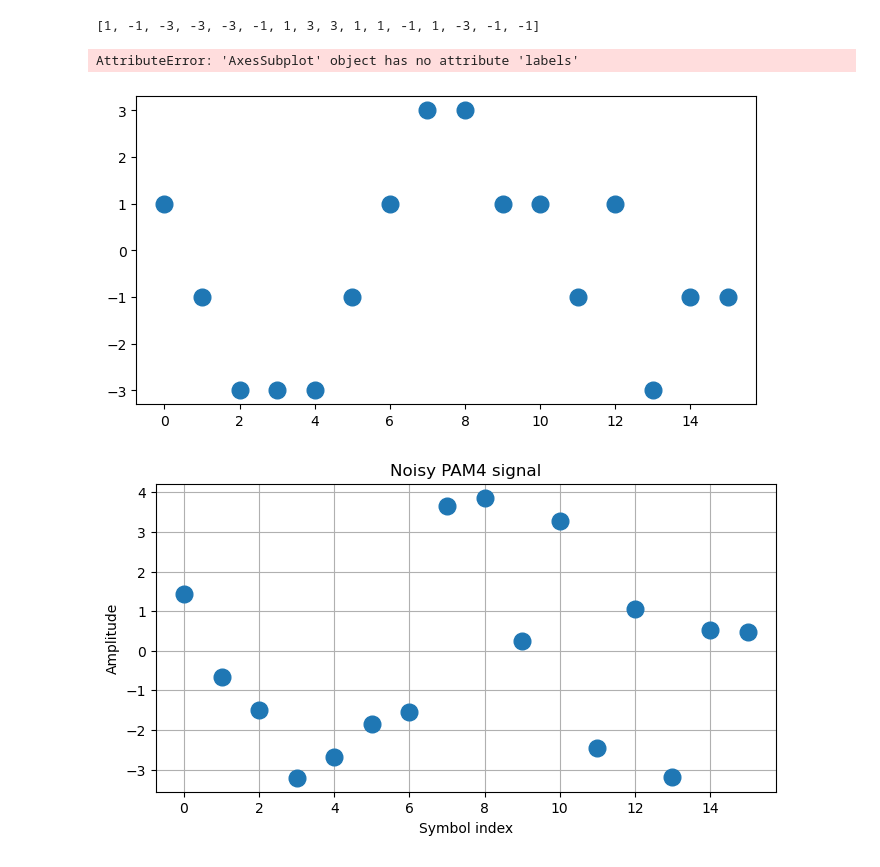
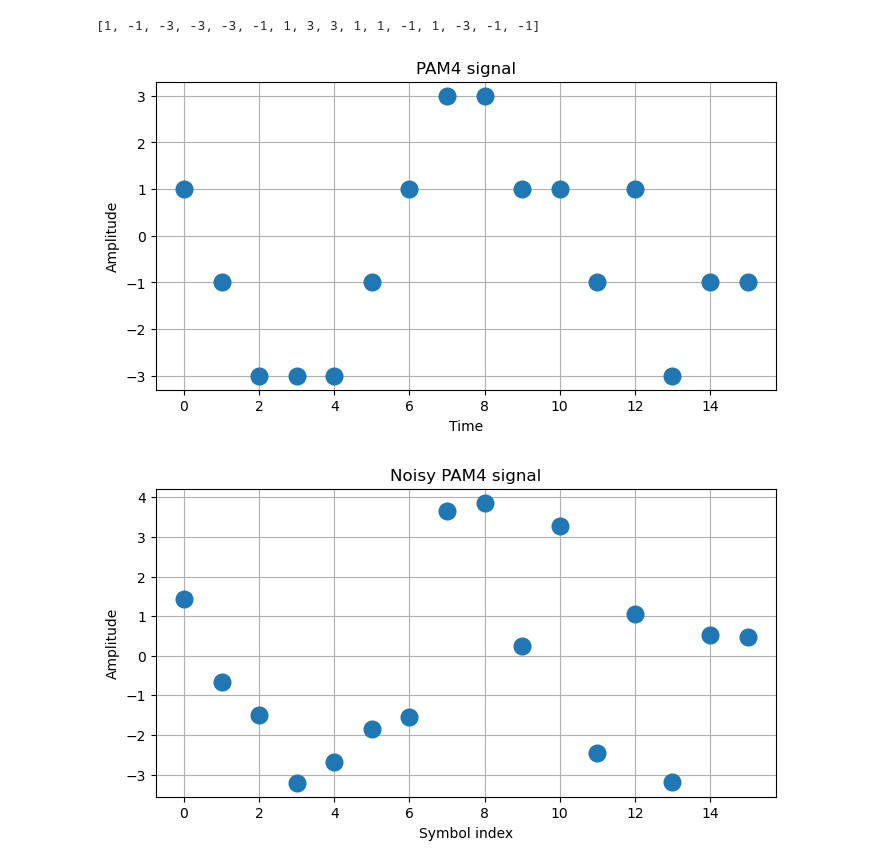
Before and after one commit to ngurahsurya584/16QAMxPAM4, a Jupyter notebook: pam4.ipynb, the cells around one changed output. Saved outputs shown, nothing was run; the diff lists cells and outputs as text; code cells hidden in the pictures.

```diff
--- a/pam4.ipynb
+++ b/pam4.ipynb
@@ -42,15 +42,12 @@ pulses
 # %%
 # Plot the PAM4 signal
 fig = plt.figure(figsize=(8, 4))
 ax = plt.axes()
 ax.plot(range(len(pulses)), pulses, 'o', markersize=12)
-ax.set_label(xlabel = 'Symbol index', ylabel = 'Amplitude')
-axx.title('PAM4 signal')
+ax.set(xlabel='Time', ylabel='Amplitude', title='PAM4 signal')
 ax.grid()
-ax.show()
 # %% [output]
-AttributeError: 'AxesSubplot' object has no attribute 'labels'
-[figure, old version]
+[figure, new version]
 # %%
 # Add some noise to the PAM4 signal
 noise = np.random.normal(0, 1, len(pulses))
```
Also changed, not shown: parts of 2 cells of this notebook.
